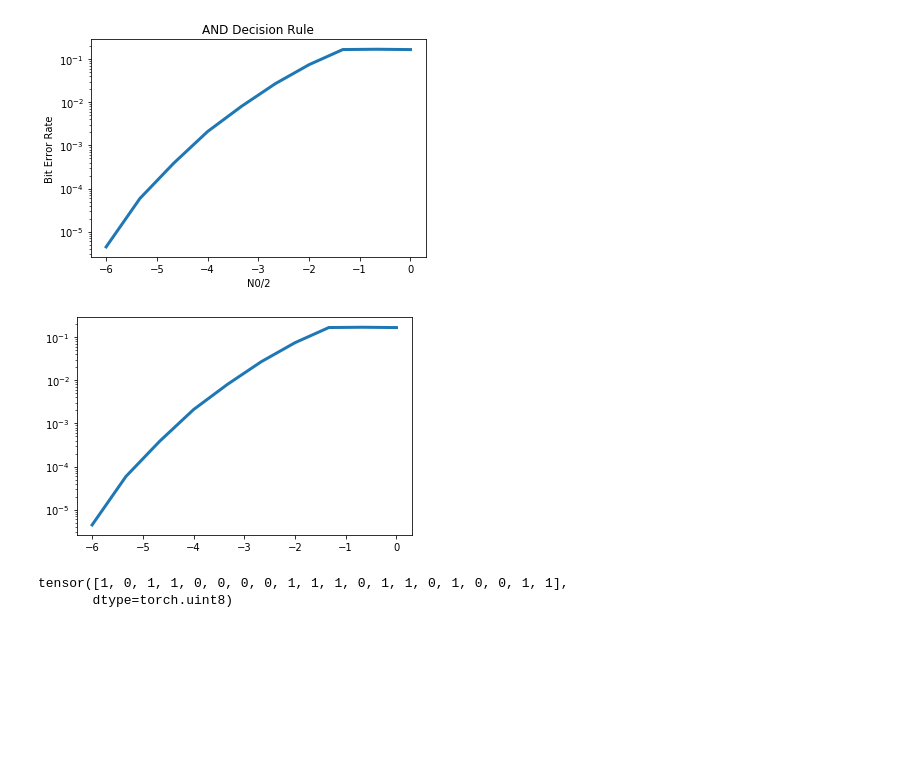
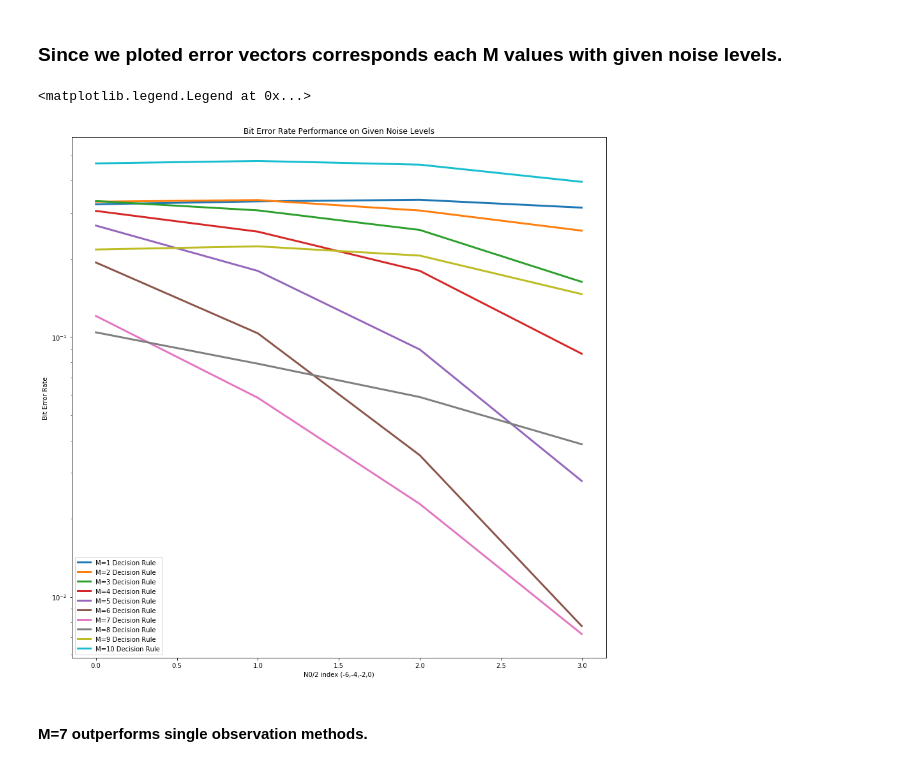
Before and after one commit to metegenez/statistical-signal-analysis, a Jupyter notebook: Assigment I/Signal Detection.ipynb, the cells around one changed output. Cells and saved outputs as stored; diff of their text form; code cells hidden in the pictures; blank space fills up the shorter version.

```diff
--- a/Assigment I/Signal Detection.ipynb
+++ b/Assigment I/Signal Detection.ipynb
@@ -51,9 +164,5 @@ and numerical threshold for each observation can be calculated and it depends AW
 # %%
-def define_threshold(noise): #N0_2 in linear
+def uniform_cost_single_observation(noise): #N0_2 in linear
     return noise * np.log(1/2) + 1/2
 def db2linear(value):
     return 10 ** (value/10)
-# %%
-#I created noise in linear, not dB
-db_noise = np.linspace(0,-10,5)
-db_noise
@@ -70,20 +169,20 @@ Actually, these suggestions are simply one rule with parameter M. If M = k-1, it
 # %%
-def gate_decision(noise, M, k=10, sequence_length = 10000):
+def gate_decision(noise, M, threshold_func, k=10, sequence_length = 10000):
     error = 0
     count = 0
-    while error < 100:
+    while error < 300:
             #Threshold for given noise
         count += 1
-        threshold = define_threshold(db2linear(noise))
+        threshold = threshold_func(db2linear(noise))
             #Sequence generating
         random_sequence = torch.rand(1,sequence_length)[0]
         ones_zeros = (random_sequence > 1/3).float()
             #Repeating each bit k times
-        ones_zeros.repeat(k, 1)
-        noise_signal = torch.rand(k, sequence_length) * torch.sqrt(torch.tensor(db2linear(noise)))
-        reciever = noise_signal + ones_zeros
-        sequence_recieved = torch.sum((reciever > threshold).float(),dim=0) > M
-        error += torch.sum(sequence_recieved.float() - ones_zeros)
+        ones_zeros_rep = ones_zeros.repeat(k, 1)
+        noise_signal = torch.empty(k, sequence_length).normal_(mean=0,std=np.sqrt(db2linear(noise)))
+        reciever = noise_signal + ones_zeros_rep
+        sequence_recieved = torch.sum((reciever > threshold).float(),dim=0) >= M
+        error += torch.sum(torch.abs(sequence_recieved.float() - ones_zeros))
 #         print(f"error sayisi:{error}, count: {count}")
 
 
@@ -93,9 +196,9 @@ def gate_decision(noise, M, k=10, sequence_length = 10000):
 # %%
 BER = []
 BER_m = []
-for m in range(0,10):
+for m in range(1,11):
     for noise in db_noise:
-        BER.append(gate_decision(noise, M = m).data.numpy())
+        BER.append(gate_decision(noise, M = m, threshold_func = uniform_cost_single_observation).data.numpy())
     BER_m.append(np.array(BER))
     BER = []
 # %%
@@ -121,20 +217,16 @@ BER_m
-# %%
-plt.subplot(1,1,1)
-plt.plot(db_noise, np.array(BER_and), lw=3)
-plt.yscale('log')
-plt.xlabel("N0/2")
-plt.ylabel("Bit Error Rate")
-plt.title("AND Decision Rule")
-plt.show()
-plt.subplot(1,1,1)
-plt.plot(db_noise, np.array(BER_and), lw=3)
-plt.yscale('log')
-plt.show()
-# %% [output]
-[figure, removed]
-[figure, removed]
-# %%
-sequence_recieved
-# %% [output]
-tensor([1, 0, 1, 1, 0, 0, 0, 0, 1, 1, 1, 0, 1, 1, 0, 1, 0, 0, 1, 1],
-       dtype=torch.uint8)
+# %% [markdown]
+### Since we ploted error vectors corresponds each M values with given noise levels.
+# %%
+plt.figure(figsize=(15, 15))
+plt.title("Bit Error Rate Performance on Given Noise Levels")
+for i,errors in enumerate(BER_m):
+    plt.plot(errors, lw=3, label=f"M={i+1} Decision Rule")
+plt.yscale('log')
+plt.xlabel("N0/2 index (-6,-4,-2,0)")
+plt.ylabel("Bit Error Rate")
+plt.legend()
+# %% [output]
+<matplotlib.legend.Legend at 0x...>
+[figure, added]
+# %% [markdown]
+#### M=7 outperforms single observation methods.
```
Also changed, not shown: parts of 27 cells of this notebook.
